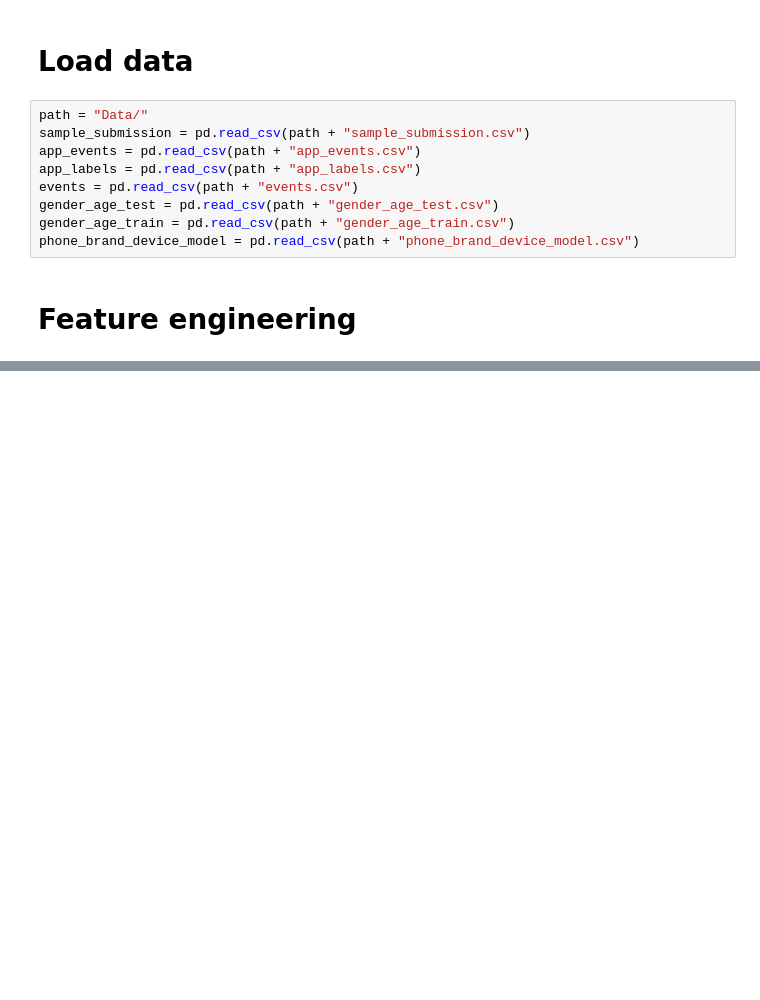
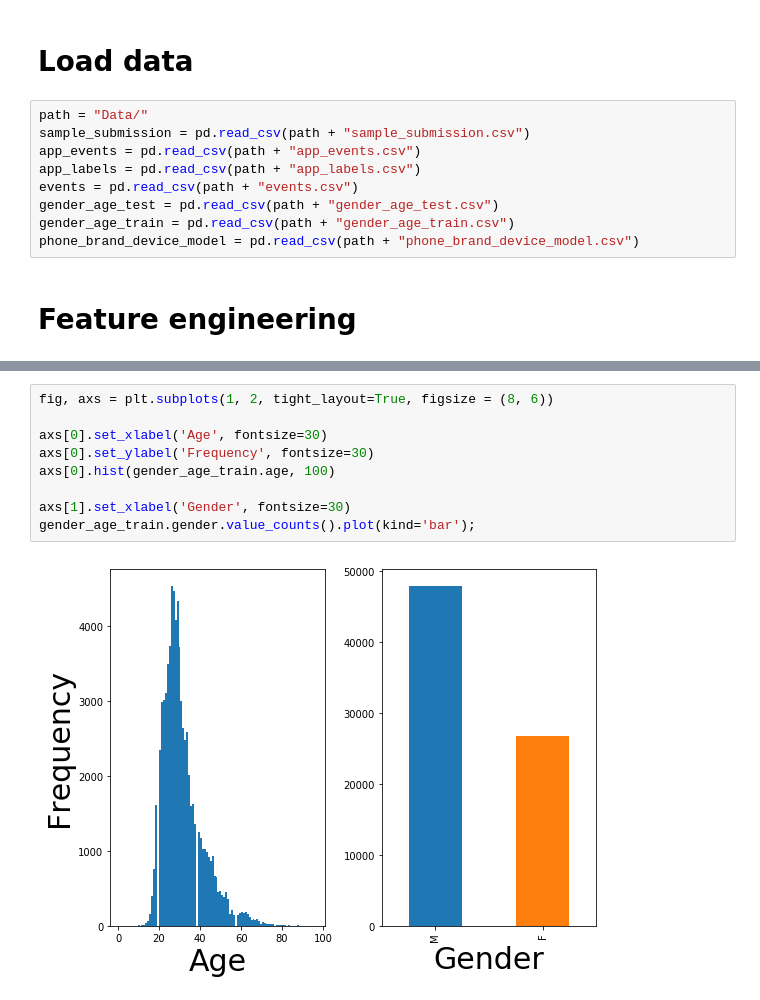
Before and after one commit to patrykjarzyna/Talking-Data, a Jupyter notebook: TalkingData.ipynb, the cells around one changed output, grey strips where cells are left out. Cells and saved outputs as stored; diff of their text form; blank space fills up the shorter version.

```diff
--- a/TalkingData.ipynb
+++ b/TalkingData.ipynb
@@ -28,0 +114,11 @@ sample_submission.head(5)
+# %%
+fig, axs = plt.subplots(1, 2, tight_layout=True, figsize = (8, 6))
+
+axs[0].set_xlabel('Age', fontsize=30)
+axs[0].set_ylabel('Frequency', fontsize=30)
+axs[0].hist(gender_age_train.age, 100)
+
+axs[1].set_xlabel('Gender', fontsize=30)
+gender_age_train.gender.value_counts().plot(kind='bar');
+# %% [output]
+[figure, added]
```
Also changed, not shown: parts of 11 cells of this notebook.
